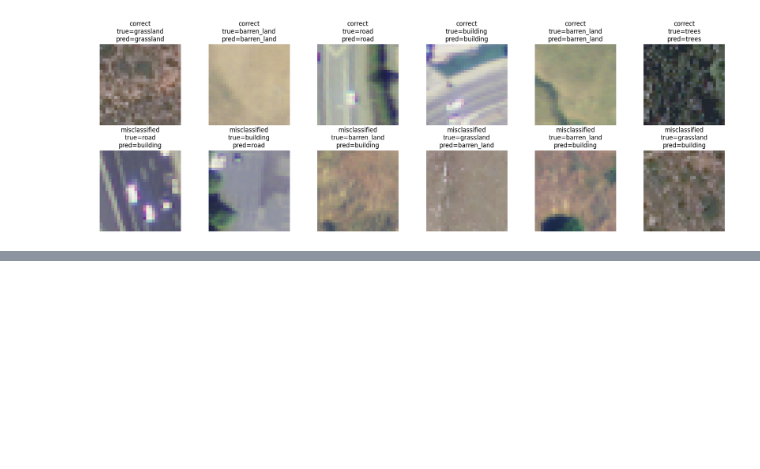
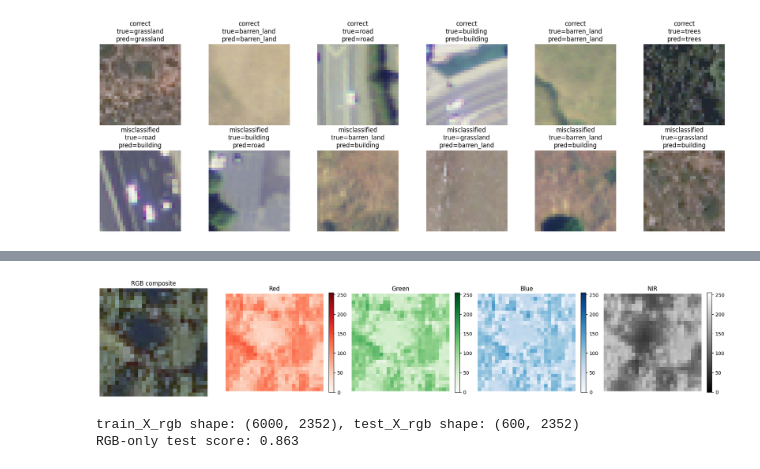
Before and after one commit to shok0n/remote-sensing-lc, a Jupyter notebook: Random_forest_classifier_on_remote_sensing_image.ipynb, the cells around one changed output, grey strips where cells are left out. Drawn from its saved outputs; the diff is of its cells as text; code cells hidden in the pictures; blank space fills up the shorter version.

Commit message:
Inspect the 4 color channels (R, G, B, NIR). Modify the code to use only R, G, B.

```diff
--- a/Random_forest_classifier_on_remote_sensing_image.ipynb
+++ b/Random_forest_classifier_on_remote_sensing_image.ipynb
@@ -336,0 +370,37 @@ plt.show()
+# %%
+# Inspect all 4 channels (R, G, B, NIR) for one sample.
+sample_index = 0
+sample_img = landcover_df.iloc[sample_index].values.reshape(28, 28, 4)
+
+channel_names = ["Red", "Green", "Blue", "NIR"]
+channel_cmaps = ["Reds", "Greens", "Blues", "gray"]
+
+fig, ax = plt.subplots(1, 5, figsize=(18, 4))
+ax[0].imshow(sample_img[..., :3])
+ax[0].set_title("RGB composite")
+ax[0].axis("off")
+for i, (name, cmap) in enumerate(zip(channel_names, channel_cmaps)):
+    im = ax[i + 1].imshow(sample_img[..., i], cmap=cmap, vmin=0, vmax=255)
+    ax[i + 1].set_title(name)
+    ax[i + 1].axis("off")
+    fig.colorbar(im, ax=ax[i + 1], fraction=0.046)
+plt.tight_layout()
+plt.show()
+# %% [output]
+[figure, added]
+# %%
+# Build RGB-only train/test sets by dropping the NIR channel, then retrain.
+def to_rgb(df):
+    arr = df.values.reshape(-1, 28, 28, 4)[..., :3]  # keep R, G, B
+    return arr.reshape(arr.shape[0], -1)
+
+train_X_rgb = to_rgb(landcover_df.iloc[train_idx])
+test_X_rgb = to_rgb(landcover_df.iloc[test_idx])
+print(f"train_X_rgb shape: {train_X_rgb.shape}, test_X_rgb shape: {test_X_rgb.shape}")
+
+rf_rgb = RandomForestClassifier(n_estimators=100)
+rf_rgb.fit(train_X_rgb, train_y)
+print(f"RGB-only test score: {rf_rgb.score(test_X_rgb, test_y):.3f}")
+# %% [output]
+train_X_rgb shape: (6000, 2352), test_X_rgb shape: (600, 2352)
+RGB-only test score: 0.863
```
Also changed, not shown: parts of 4 cells of this notebook.
